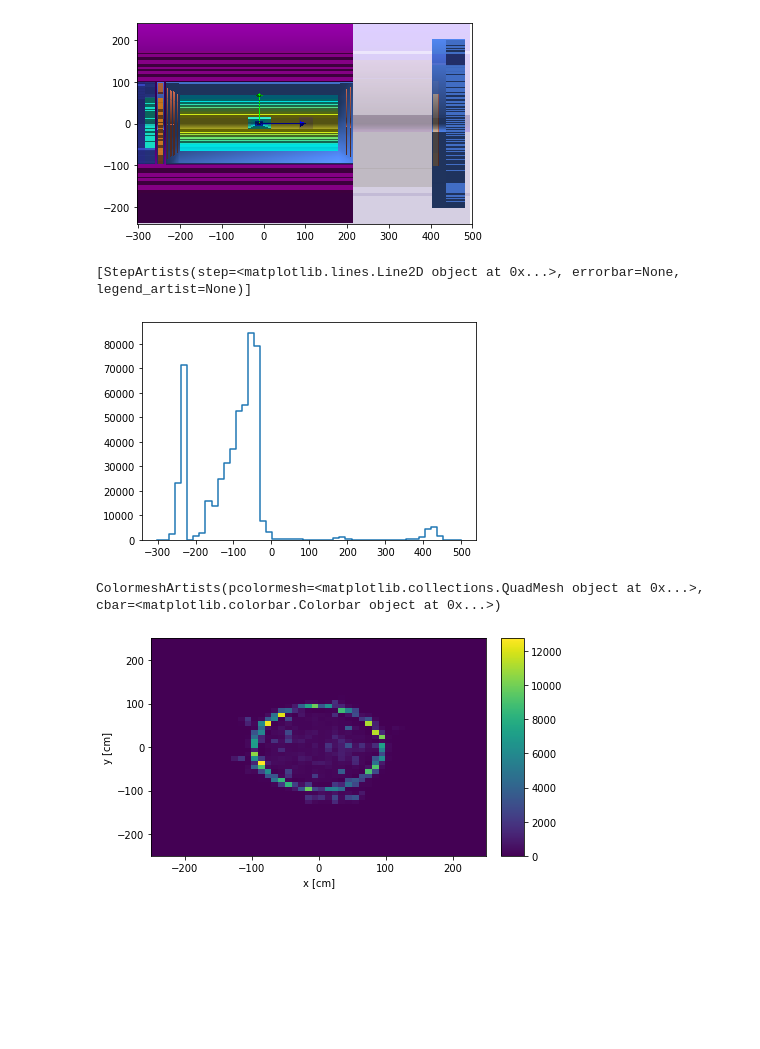
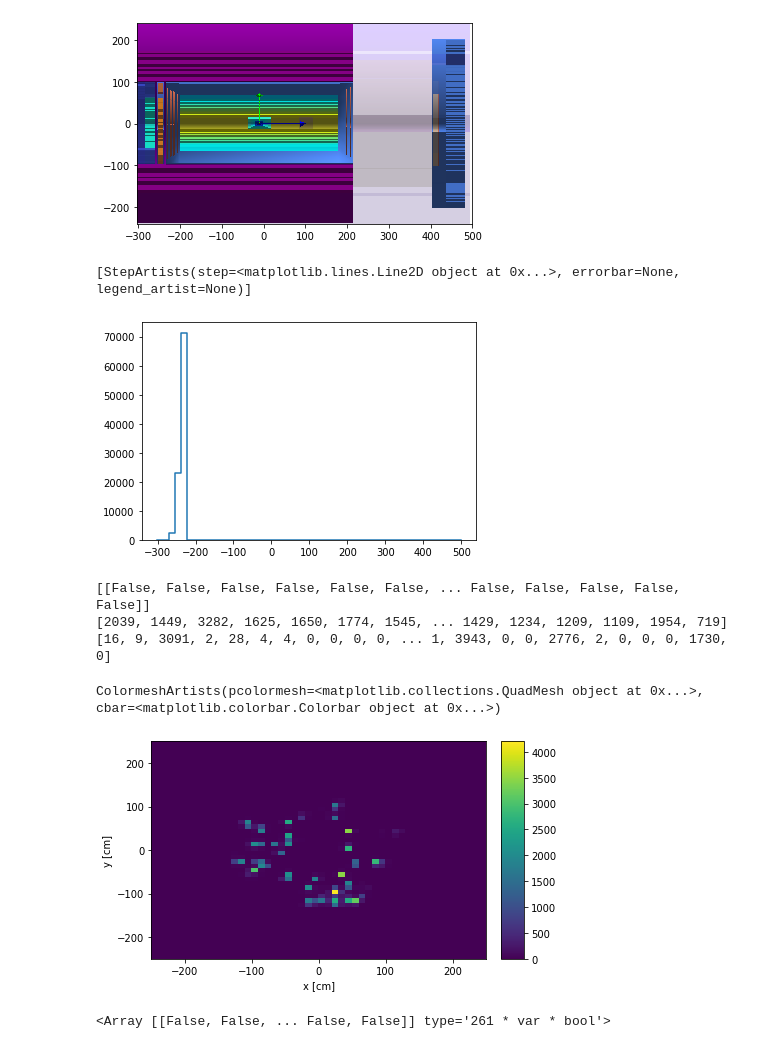
Before and after one commit to DraTeots/simple_eic_tutorials, a Jupyter notebook: TheFile.ipynb, the cells around one changed output. Saved outputs shown, nothing was run; the diff lists cells and outputs as text; code cells hidden in the pictures; blank space fills up the shorter version.

Commit message:
filtering by hit names

```diff
--- a/TheFile.ipynb
+++ b/TheFile.ipynb
@@ -227,41 +227,60 @@ plt.plot()
 # %%
 hit_z =tree['hit_z'].array(library='ak')
 hit_z
 
 # fill the axes
 h = Hist(
     hist.axis.Regular(
         50, -302, 500, name="Z", label="z [cm]", underflow=False, overflow=False
     ),
 )
 
-flatten_array = ak.flatten(hit_z/10)
+flatten_array = ak.flatten(hit_z[hit_z < -2000]/10)
+
 
 h.fill(ak.to_numpy(flatten_array))
 h.plot()
 
 
 # More on hist library
 # https://hist.readthedocs.io/en/latest/
 # https://github.com/scikit-hep/hist
 
 # The library is very new and there might be bugs, there are a couple of other
 # libraries that can work with histograms. Let me know
 # %% [output]
 [StepArtists(step=<matplotlib.lines.Line2D object at 0x...>, errorbar=None, legend_artist=None)]
-[figure, old version]
+[figure, new version]
+# %%
+filter_by_z = hit_z < -2000
+print(filter_by_z)
+
+hit_x =tree['hit_x'].array(library='ak')
+hit_y =tree['hit_y'].array(library='ak')
+
+print(ak.num(hit_x))
+
+hit_x = hit_x[filter_by_z]
+hit_y = hit_y[filter_by_z]
+print(ak.num(hit_x))
+# %% [output]
+[[False, False, False, False, False, False, ... False, False, False, False, False]]
+[2039, 1449, 3282, 1625, 1650, 1774, 1545, ... 1429, 1234, 1209, 1109, 1954, 719]
+[16, 9, 3091, 2, 28, 4, 4, 0, 0, 0, 0, ... 1, 3943, 0, 0, 2776, 2, 0, 0, 0, 1730, 0]
 # %%
 h = Hist(
     hist.axis.Regular(50, -250, 250, name="X", label="x [cm]", flow=False),
     hist.axis.Regular(50, -250, 250, name="Y", label="y [cm]", flow=False),
 )
 
-hit_x =tree['hit_x'].array(library='ak')
-hit_y =tree['hit_y'].array(library='ak')
-
 h.fill(ak.to_numpy(ak.flatten(hit_x/10)),
        ak.to_numpy(ak.flatten(hit_y/10)))
 h.plot()
 # %% [output]
 ColormeshArtists(pcolormesh=<matplotlib.collections.QuadMesh object at 0x...>, cbar=<matplotlib.colorbar.Colorbar object at 0x...>)
-[figure, old version]
+[figure, new version]
+# %%
+hit_names =tree['hit_vol_name'].array(library='ak')
+hit_names[:, :, :len("ci_EMCAL")] == "ci_EMCAL"
+# %% [output]
+<Array [[False, False, ... False, False]] type='261 * var * bool'>
```
Also changed, not shown: parts of 1 cell of this notebook.
